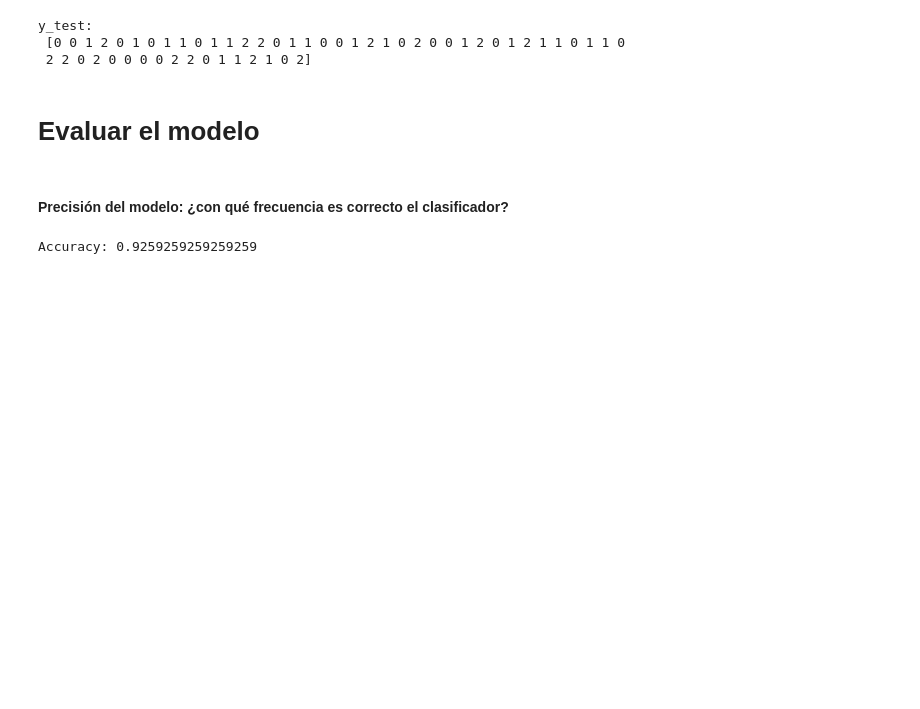
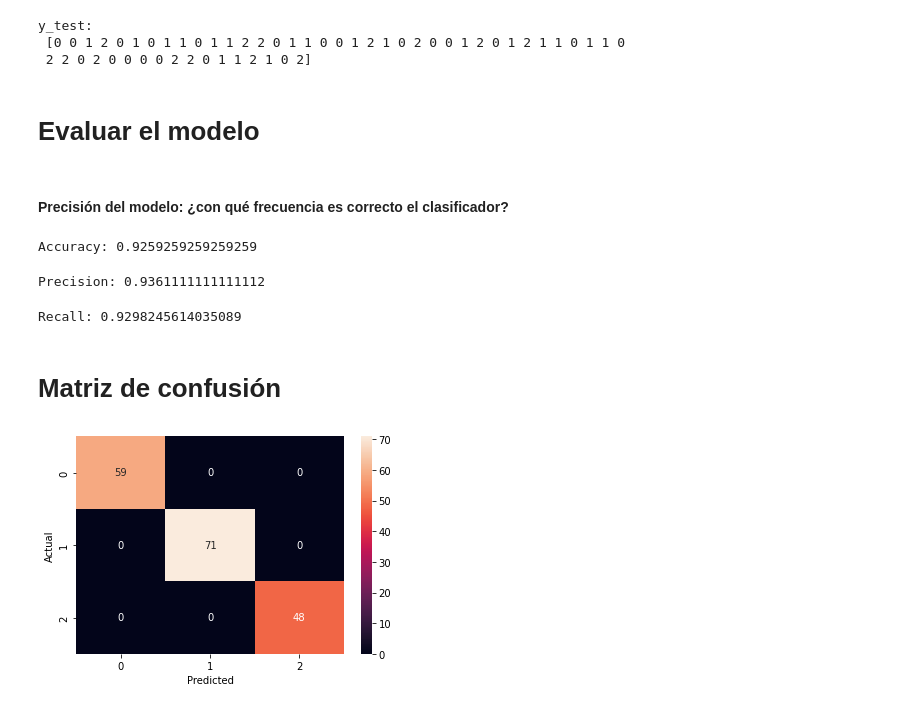
Before and after one commit to Dannyft99/LAB-SVM, a Jupyter notebook: SVM.ipynb, the cells around one changed output. Drawn from its saved outputs; the diff is of its cells as text; code cells hidden in the pictures; blank space fills up the shorter version.

Commit message:
Matriz de confusion

```diff
--- a/SVM.ipynb
+++ b/SVM.ipynb
@@ -177,3 +181,25 @@ y_test:
 print("Accuracy:", metrics.accuracy_score(y_test, y_pred))
 # %% [output]
 Accuracy: 0.9259259259259259
+# %%
+#Model Precision: What percentage of positive tuples are labled as such?
+print("Precision:", metrics.precision_score(y_test, y_pred, average='macro'))
+# %% [output]
+Precision: 0.9361111111111112
+# %%
+#Model Recall: What percentage of positive tuples are labled as such?
+print("Recall:", metrics.recall_score(y_test, y_pred, average='macro'))
+# %% [output]
+Recall: 0.9298245614035089
+# %% [markdown]
+# Matriz de confusión
+# %%
+data ={'y_Actual': df.target, 'y_Predicted': df.target}
+# %%
+df = pd.DataFrame(data, columns=['y_Actual','y_Predicted'])
+confusion_matrix = pd.crosstab(df['y_Actual'], df['y_Predicted'], rownames=['Actual'], colnames=['Predicted'])
+
+sn.heatmap(confusion_matrix, annot=True)
+plt.show()
+# %% [output]
+[figure, added]
```
Also changed, not shown: parts of 2 cells of this notebook.
